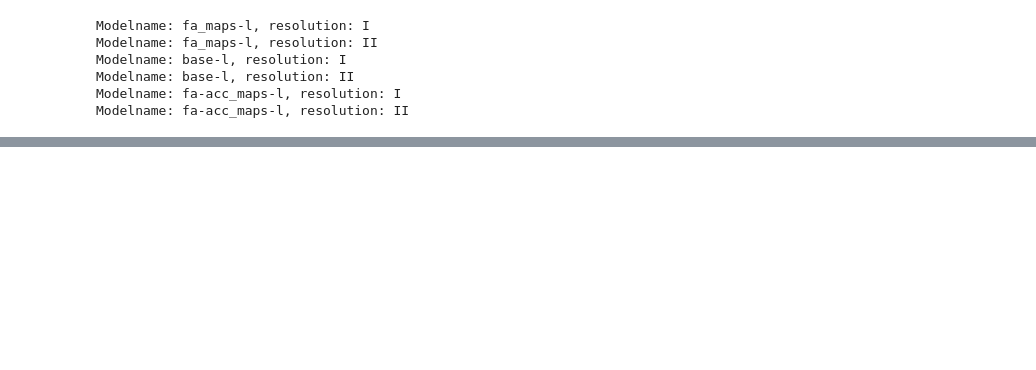
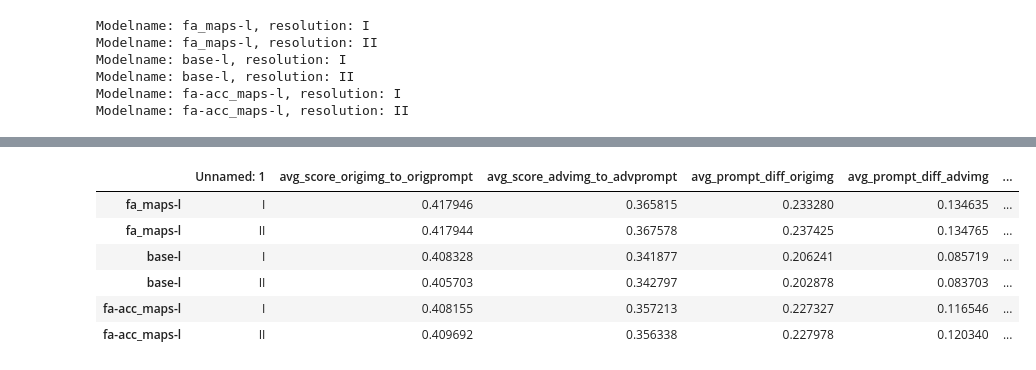
Before and after one commit to roberthoenig/GraphCLIP, a Jupyter notebook: notebooks/evaluate_stablediffusion_images.ipynb, the cells around one changed output, grey strips where cells are left out. Drawn from its saved outputs; the diff is of its cells as text; code cells hidden in the pictures; blank space fills up the shorter version.

```diff
--- a/notebooks/evaluate_stablediffusion_images.ipynb
+++ b/notebooks/evaluate_stablediffusion_images.ipynb
@@ -278,0 +362,12 @@ Saved results to /local/home/jthomm/GraphCLIP/notebooks/../datasets/evaluations/
+# %%
+# load the results
+results = pd.read_csv(os.path.join(EVALUATION_PATH, f'stablediffusion_results_adv_attr.csv'), index_col=0)
+display(results)
+# %% [output]
+|  | Unnamed: 1 | avg_score_origimg_to_origprompt | avg_score_advimg_to_advprompt | avg_prompt_diff_origimg | avg_prompt_diff_advimg | ... |
+| fa_maps-l | I | 0.417946 | 0.365815 | 0.233280 | 0.134635 | ... |
+| fa_maps-l | II | 0.417944 | 0.367578 | 0.237425 | 0.134765 | ... |
+| base-l | I | 0.408328 | 0.341877 | 0.206241 | 0.085719 | ... |
+| base-l | II | 0.405703 | 0.342797 | 0.202878 | 0.083703 | ... |
+| fa-acc_maps-l | I | 0.408155 | 0.357213 | 0.227327 | 0.116546 | ... |
+| fa-acc_maps-l | II | 0.409692 | 0.356338 | 0.227978 | 0.120340 | ... |
```
Also changed, not shown: parts of 12 cells of this notebook, 7 other files.
